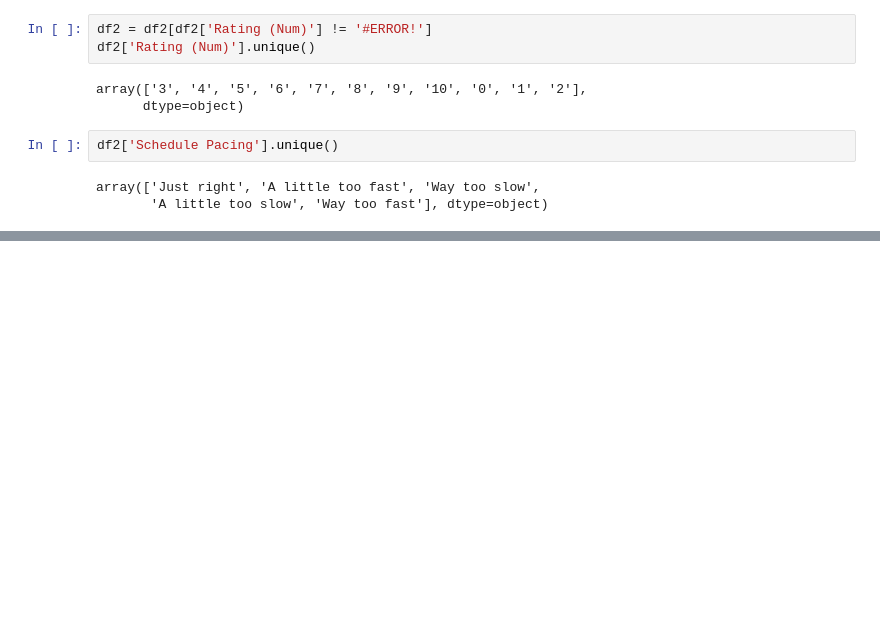
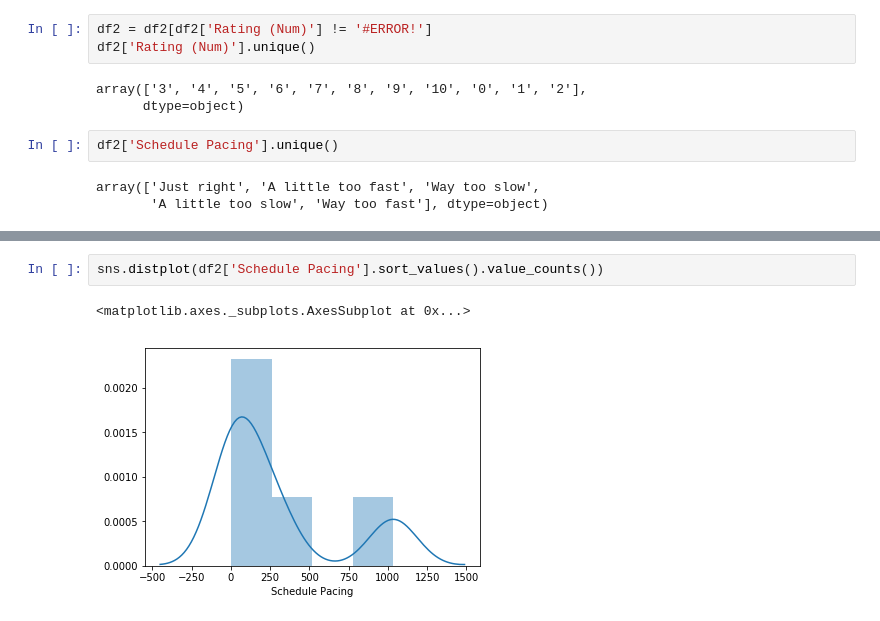
Before and after one commit to RaymondDashWu/DS1.1-Class-Files, a Jupyter notebook: NPS_Make_School.ipynb, the cells around one changed output, grey strips where cells are left out. Saved outputs shown, nothing was run; the diff lists cells and outputs as text; blank space fills up the shorter version.

```diff
--- a/NPS_Make_School.ipynb
+++ b/NPS_Make_School.ipynb
@@ -360,0 +462,5 @@ array(['Just right', 'A little too fast', 'Way too slow',
+# %%
+sns.distplot(df2['Schedule Pacing'].sort_values().value_counts())
+# %% [output]
+<matplotlib.axes._subplots.AxesSubplot at 0x...>
+[figure, added]
```
Also changed, not shown: parts of 58 cells of this notebook.
